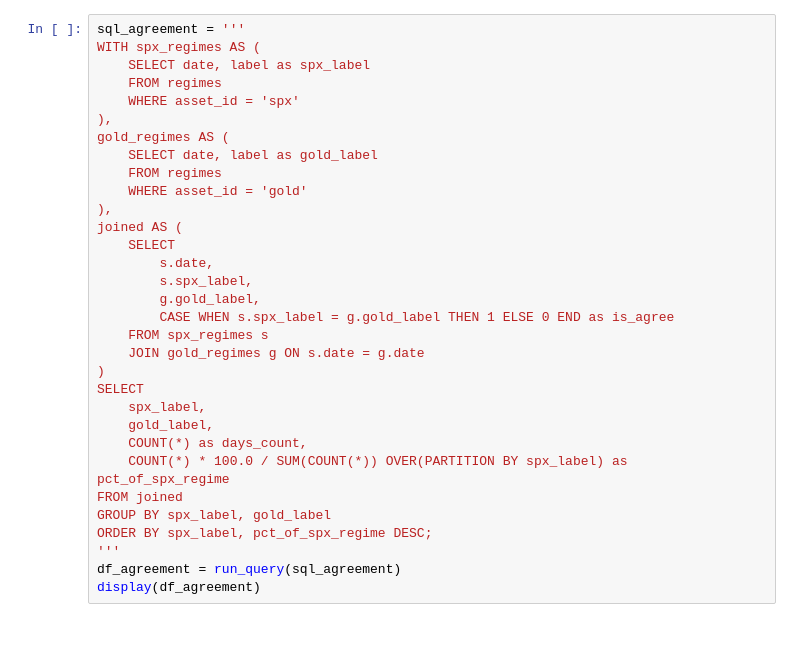
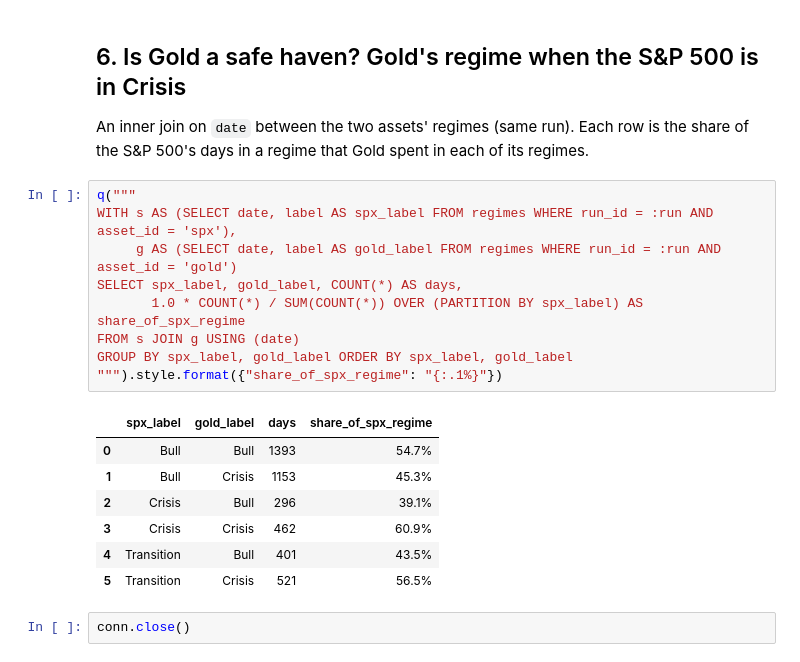
Before and after one commit to Anshuman0716/Stock-Market-Regime-Prediction, a Jupyter notebook: notebooks/04_sql_analysis.ipynb, the cells around one changed output. Saved outputs shown, nothing was run; the diff lists cells and outputs as text; blank space fills up the shorter version.

```diff
--- a/notebooks/04_sql_analysis.ipynb
+++ b/notebooks/04_sql_analysis.ipynb
@@ -233,32 +256,24 @@ To evaluate the "safe haven" narrative, we check the fraction of days where SPX
+# %% [markdown]
+## 6. Is Gold a safe haven? Gold's regime when the S&P 500 is in Crisis
+
+An inner join on `date` between the two assets' regimes (same run). Each row is the share of the S&P 500's days in a
+regime that Gold spent in each of its regimes.
 # %%
-sql_agreement = '''
-WITH spx_regimes AS (
-    SELECT date, label as spx_label
-    FROM regimes
-    WHERE asset_id = 'spx'
-),
-gold_regimes AS (
-    SELECT date, label as gold_label
-    FROM regimes
-    WHERE asset_id = 'gold'
-),
-joined AS (
-    SELECT
-        s.date,
-        s.spx_label,
-        g.gold_label,
-        CASE WHEN s.spx_label = g.gold_label THEN 1 ELSE 0 END as is_agree
-    FROM spx_regimes s
-    JOIN gold_regimes g ON s.date = g.date
-)
-SELECT
-    spx_label,
-    gold_label,
-    COUNT(*) as days_count,
-    COUNT(*) * 100.0 / SUM(COUNT(*)) OVER(PARTITION BY spx_label) as pct_of_spx_regime
-FROM joined
-GROUP BY spx_label, gold_label
-ORDER BY spx_label, pct_of_spx_regime DESC;
-'''
-df_agreement = run_query(sql_agreement)
-display(df_agreement)
+q("""
+WITH s AS (SELECT date, label AS spx_label FROM regimes WHERE run_id = :run AND asset_id = 'spx'),
+     g AS (SELECT date, label AS gold_label FROM regimes WHERE run_id = :run AND asset_id = 'gold')
+SELECT spx_label, gold_label, COUNT(*) AS days,
+       1.0 * COUNT(*) / SUM(COUNT(*)) OVER (PARTITION BY spx_label) AS share_of_spx_regime
+FROM s JOIN g USING (date)
+GROUP BY spx_label, gold_label ORDER BY spx_label, gold_label
+""").style.format({"share_of_spx_regime": "{:.1%}"})
+# %% [output]
+|  | spx_label | gold_label | days | share_of_spx_regime |
+| 0 | Bull | Bull | 1393 | 54.7% |
+| 1 | Bull | Crisis | 1153 | 45.3% |
+| 2 | Crisis | Bull | 296 | 39.1% |
+| 3 | Crisis | Crisis | 462 | 60.9% |
+| 4 | Transition | Bull | 401 | 43.5% |
+| 5 | Transition | Crisis | 521 | 56.5% |
+# %%
+conn.close()
```
Also changed, not shown: parts of 25 cells of this notebook, 41 other files.
